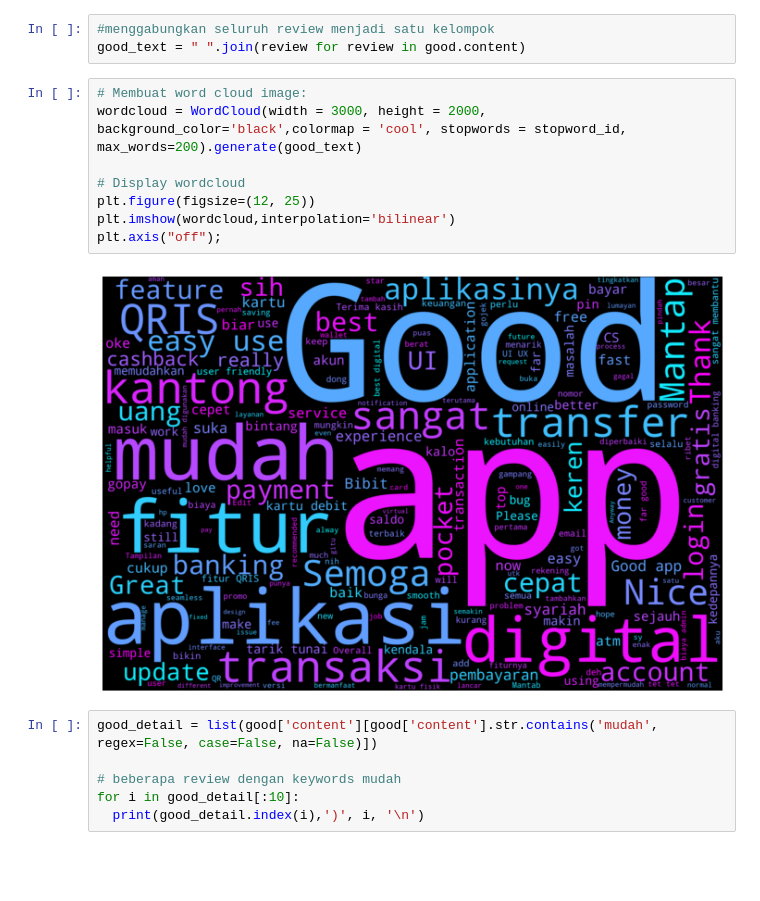
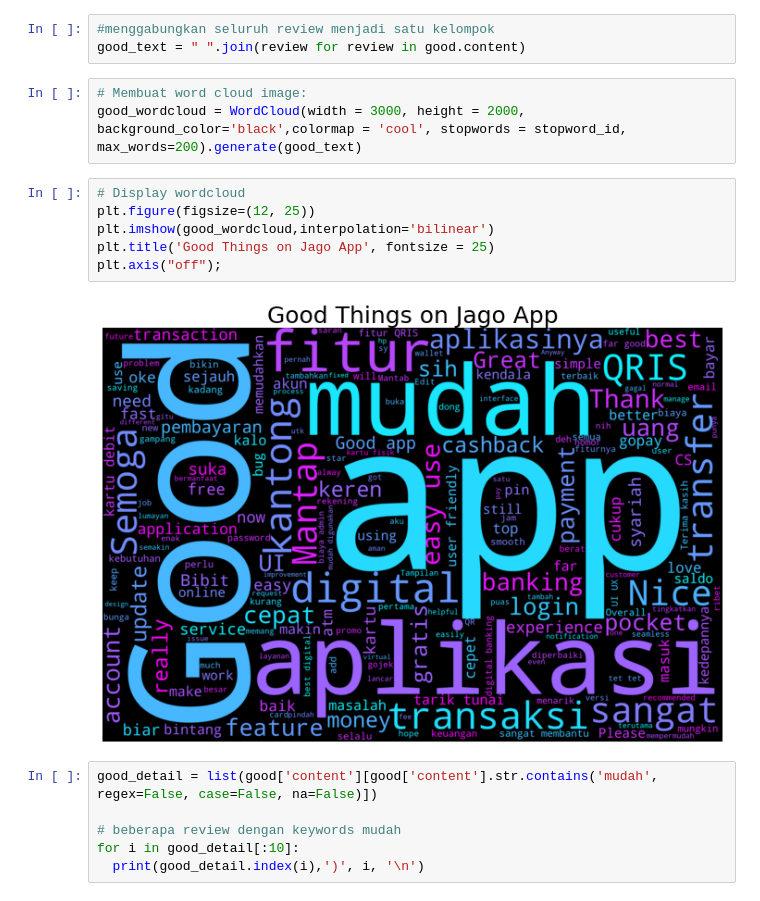
Before and after one commit to zulfijauh/Cheatsheet, a Jupyter notebook: Bank_Jago_Review_from_Playstore.ipynb, the cells around one changed output. Drawn from its saved outputs; the diff is of its cells as text; blank space fills up the shorter version.

```diff
--- a/Bank_Jago_Review_from_Playstore.ipynb
+++ b/Bank_Jago_Review_from_Playstore.ipynb
@@ -165,14 +167,15 @@ good.head()
 good_text = " ".join(review for review in good.content)
 # %%
 # Membuat word cloud image:
-wordcloud = WordCloud(width = 3000, height = 2000, background_color='black',colormap = 'cool', stopwords = stopword_id, max_words=200).generate(good_text)
-
-# Display wordcloud
-plt.figure(figsize=(12, 25))
-plt.imshow(wordcloud,interpolation='bilinear')
-plt.axis("off");
+good_wordcloud = WordCloud(width = 3000, height = 2000, background_color='black',colormap = 'cool', stopwords = stopword_id, max_words=200).generate(good_text)
-# %% [output]
-[figure, removed]
+# %%
+# Display wordcloud
+plt.figure(figsize=(12, 25))
+plt.imshow(good_wordcloud,interpolation='bilinear')
+plt.title('Good Things on Jago App', fontsize = 25)
+plt.axis("off");
+# %% [output]
+[figure, added]
 # %%
 good_detail = list(good['content'][good['content'].str.contains('mudah', regex=False, case=False, na=False)])
 
```
Also changed, not shown: parts of 3 cells of this notebook.
